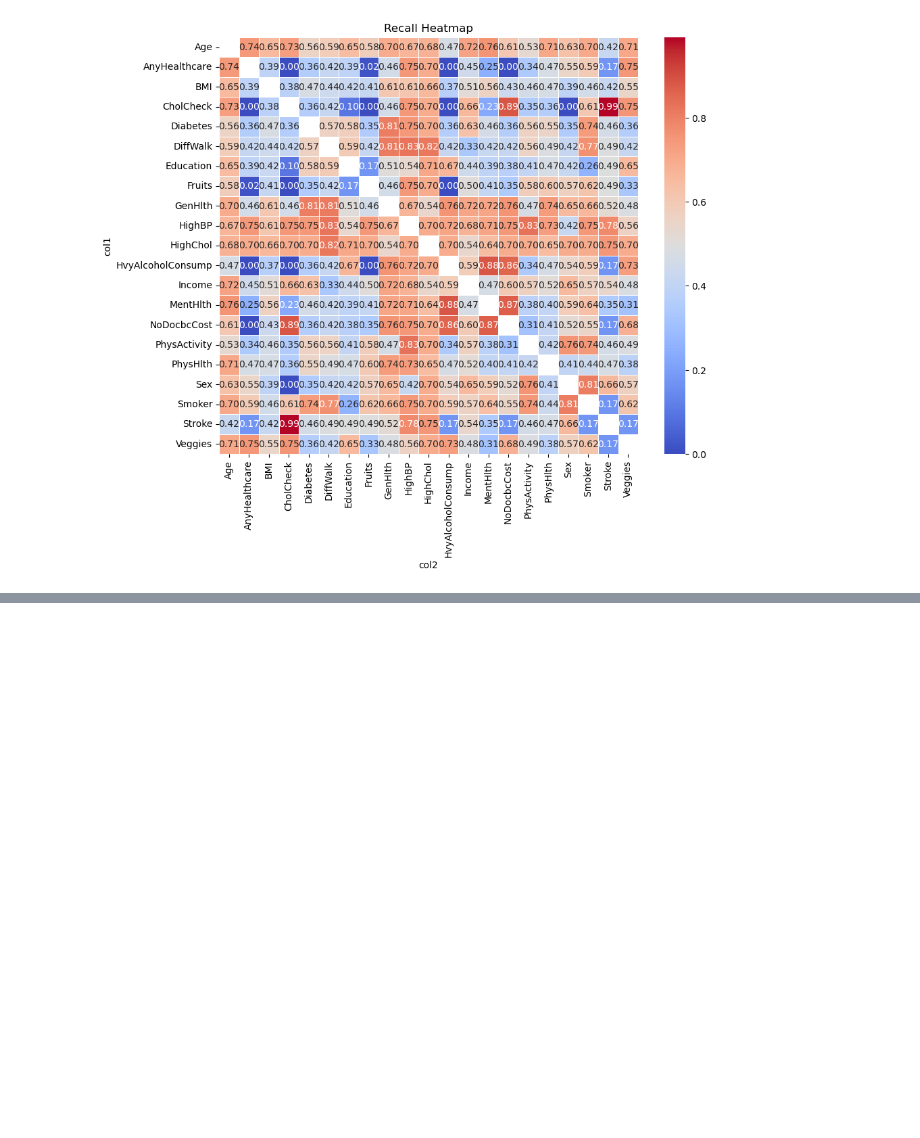
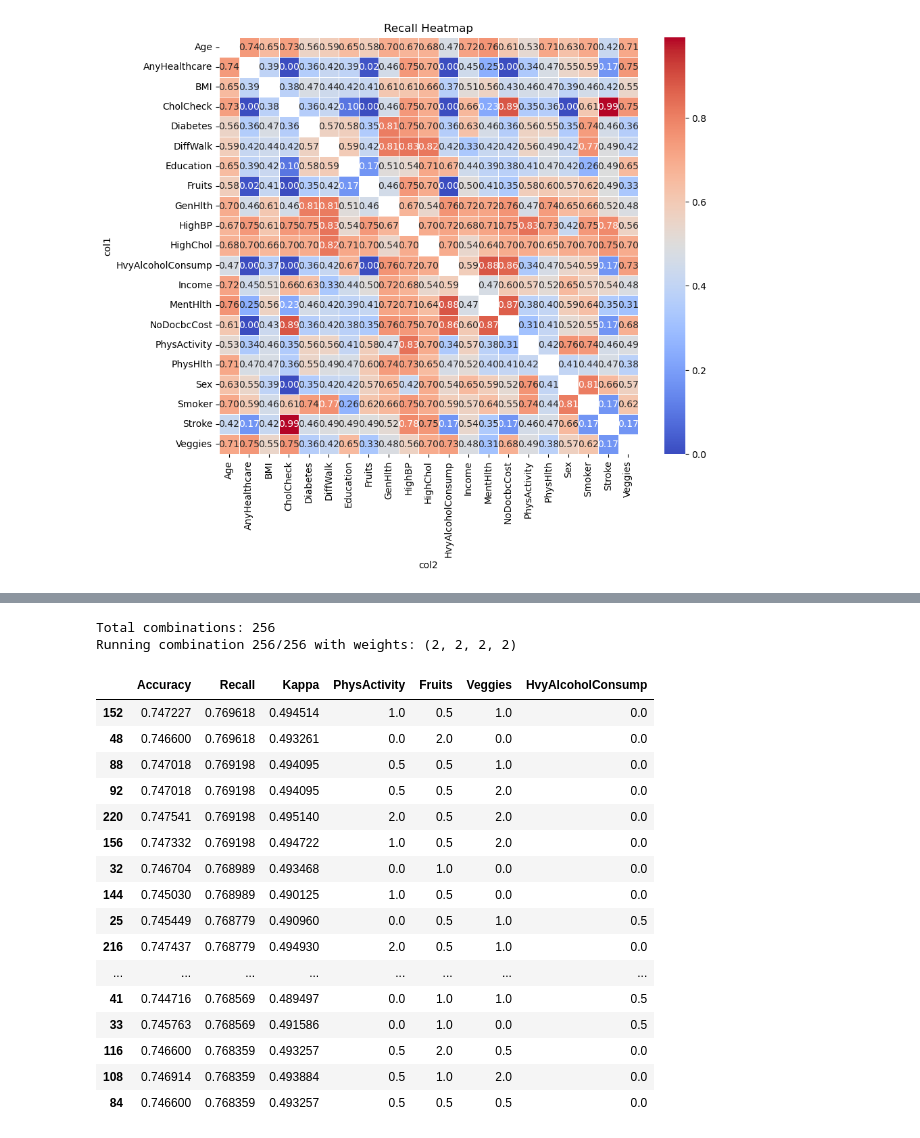
Before and after one commit to owen-george/Heart_Attack_ML-Model, a Jupyter notebook: notebooks/load_and_resample_owen.ipynb, the cells around one changed output, grey strips where cells are left out. Cells and saved outputs as stored; diff of their text form; code cells hidden in the pictures; blank space fills up the shorter version.

```diff
--- a/notebooks/load_and_resample_owen.ipynb
+++ b/notebooks/load_and_resample_owen.ipynb
@@ -541,0 +708,25 @@ print(f"Accuracy: {accuracy:.3f}")
+# %%
+cols_to_weight = ['PhysActivity', 'Fruits', 'Veggies', 'HvyAlcoholConsump',]
+
+weight_results2 = test_weights(wtd_df, cols_to_weight, [0, 0.5, 1, 2])
+weight_results2.head(20)
+# %% [output]
+Total combinations: 256
+Running combination 256/256 with weights: (2, 2, 2, 2)
+|  | Accuracy | Recall | Kappa | PhysActivity | Fruits | Veggies | HvyAlcoholConsump |
+| 152 | 0.747227 | 0.769618 | 0.494514 | 1.0 | 0.5 | 1.0 | 0.0 |
+| 48 | 0.746600 | 0.769618 | 0.493261 | 0.0 | 2.0 | 0.0 | 0.0 |
+| 88 | 0.747018 | 0.769198 | 0.494095 | 0.5 | 0.5 | 1.0 | 0.0 |
+| 92 | 0.747018 | 0.769198 | 0.494095 | 0.5 | 0.5 | 2.0 | 0.0 |
+| 220 | 0.747541 | 0.769198 | 0.495140 | 2.0 | 0.5 | 2.0 | 0.0 |
+| 156 | 0.747332 | 0.769198 | 0.494722 | 1.0 | 0.5 | 2.0 | 0.0 |
+| 32 | 0.746704 | 0.768989 | 0.493468 | 0.0 | 1.0 | 0.0 | 0.0 |
+| 144 | 0.745030 | 0.768989 | 0.490125 | 1.0 | 0.5 | 0.0 | 0.0 |
+| 25 | 0.745449 | 0.768779 | 0.490960 | 0.0 | 0.5 | 1.0 | 0.5 |
+| 216 | 0.747437 | 0.768779 | 0.494930 | 2.0 | 0.5 | 1.0 | 0.0 |
+| ... | ... | ... | ... | ... | ... | ... | ... |
+| 41 | 0.744716 | 0.768569 | 0.489497 | 0.0 | 1.0 | 1.0 | 0.5 |
+| 33 | 0.745763 | 0.768569 | 0.491586 | 0.0 | 1.0 | 0.0 | 0.5 |
+| 116 | 0.746600 | 0.768359 | 0.493257 | 0.5 | 2.0 | 0.5 | 0.0 |
+| 108 | 0.746914 | 0.768359 | 0.493884 | 0.5 | 1.0 | 2.0 | 0.0 |
+| 84 | 0.746600 | 0.768359 | 0.493257 | 0.5 | 0.5 | 0.5 | 0.0 |
```
Also changed, not shown: parts of 16 cells of this notebook.
